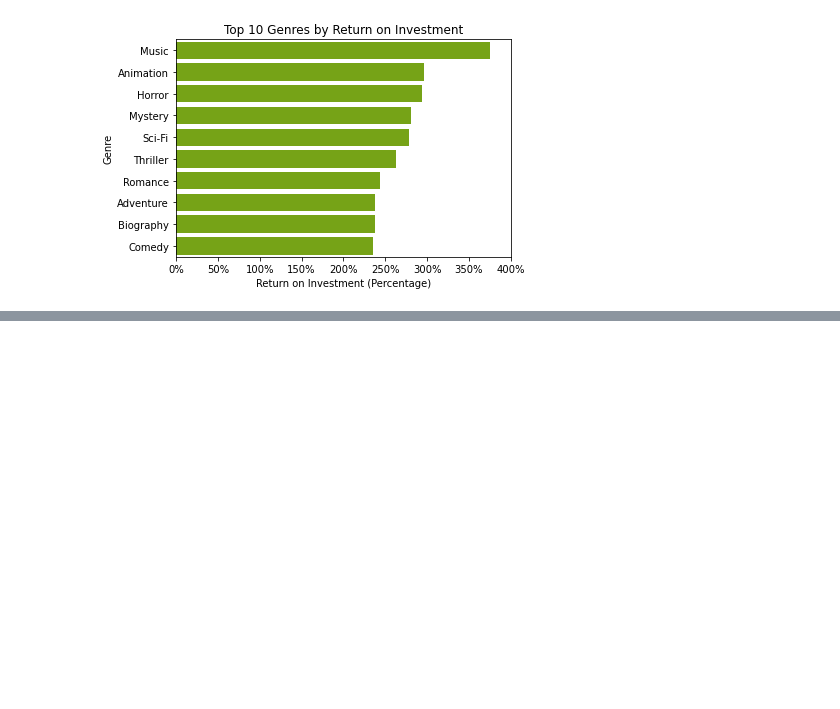
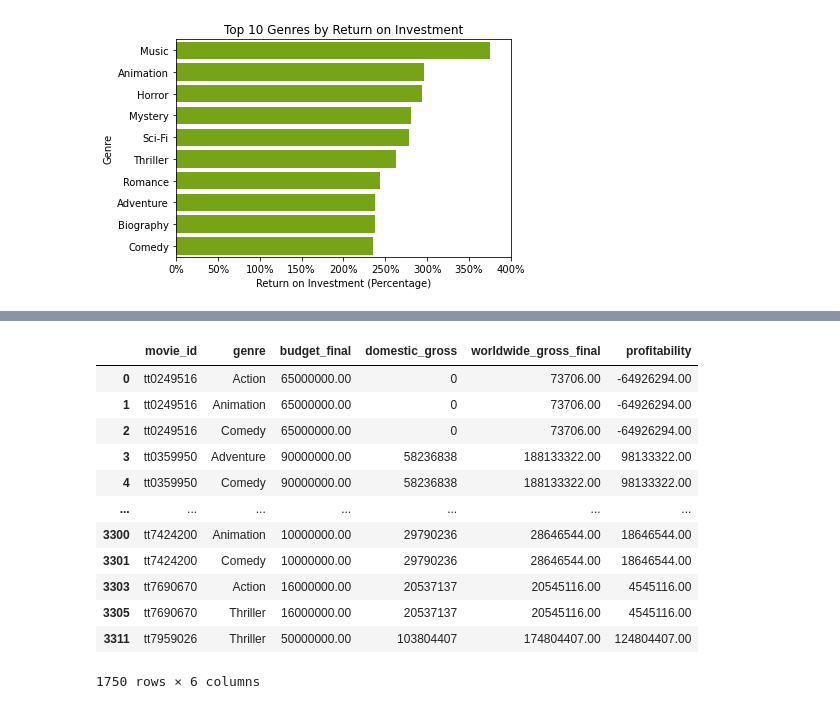
Before and after one commit to learn-co-curriculum/dsc-phase-1-project-v2-4, a Jupyter notebook: notebooks/genres_vs_boxoffice.ipynb, the cells around one changed output, grey strips where cells are left out. Cells and saved outputs as stored; diff of their text form; code cells hidden in the pictures; blank space fills up the shorter version.

```diff
--- a/notebooks/genres_vs_boxoffice.ipynb
+++ b/notebooks/genres_vs_boxoffice.ipynb
@@ -714,0 +748,17 @@ plt.savefig("../Images/Top 10 Genres by Return on Investment.jpg", dpi=400, bbox
+# %%
+# now I'll filter data frame by only these genres
+df_all_most_genres.loc[df_all_most_genres['genre'].isin(ww_top_10_genres)]
+# %% [output]
+|  | movie_id | genre | budget_final | domestic_gross | worldwide_gross_final | profitability |
+| 0 | tt0249516 | Action | 65000000.00 | 0 | 73706.00 | -64926294.00 |
+| 1 | tt0249516 | Animation | 65000000.00 | 0 | 73706.00 | -64926294.00 |
+| 2 | tt0249516 | Comedy | 65000000.00 | 0 | 73706.00 | -64926294.00 |
+| 3 | tt0359950 | Adventure | 90000000.00 | 58236838 | 188133322.00 | 98133322.00 |
+| 4 | tt0359950 | Comedy | 90000000.00 | 58236838 | 188133322.00 | 98133322.00 |
+| ... | ... | ... | ... | ... | ... | ... |
+| 3300 | tt7424200 | Animation | 10000000.00 | 29790236 | 28646544.00 | 18646544.00 |
+| 3301 | tt7424200 | Comedy | 10000000.00 | 29790236 | 28646544.00 | 18646544.00 |
+| 3303 | tt7690670 | Action | 16000000.00 | 20537137 | 20545116.00 | 4545116.00 |
+| 3305 | tt7690670 | Thriller | 16000000.00 | 20537137 | 20545116.00 | 4545116.00 |
+| 3311 | tt7959026 | Thriller | 50000000.00 | 103804407 | 174804407.00 | 124804407.00 |
+1750 rows × 6 columns
```
Also changed, not shown: parts of 8 cells of this notebook.
